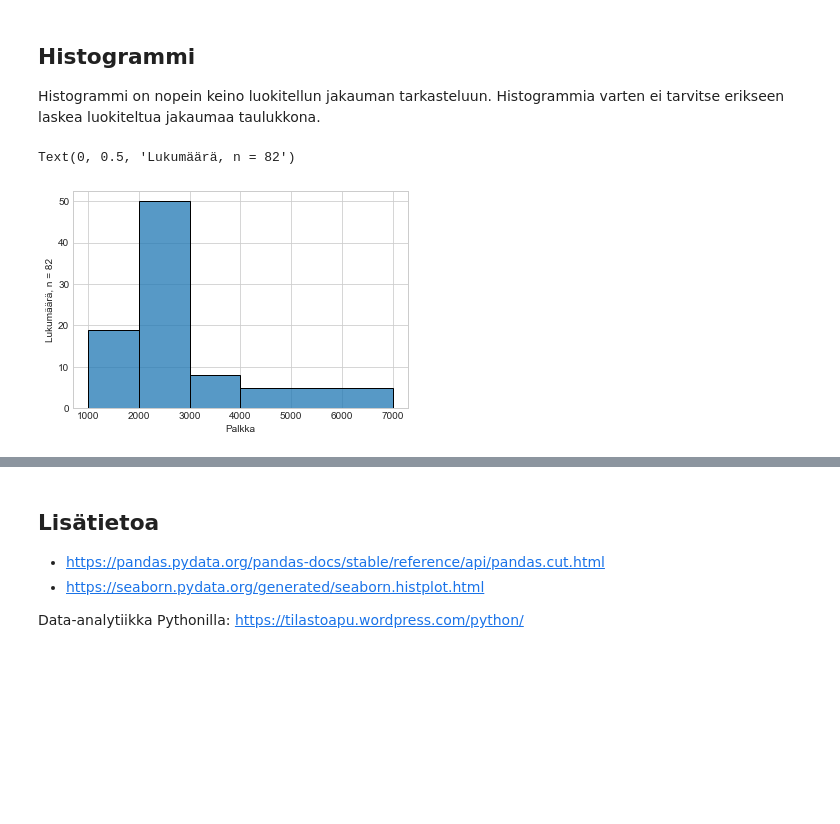
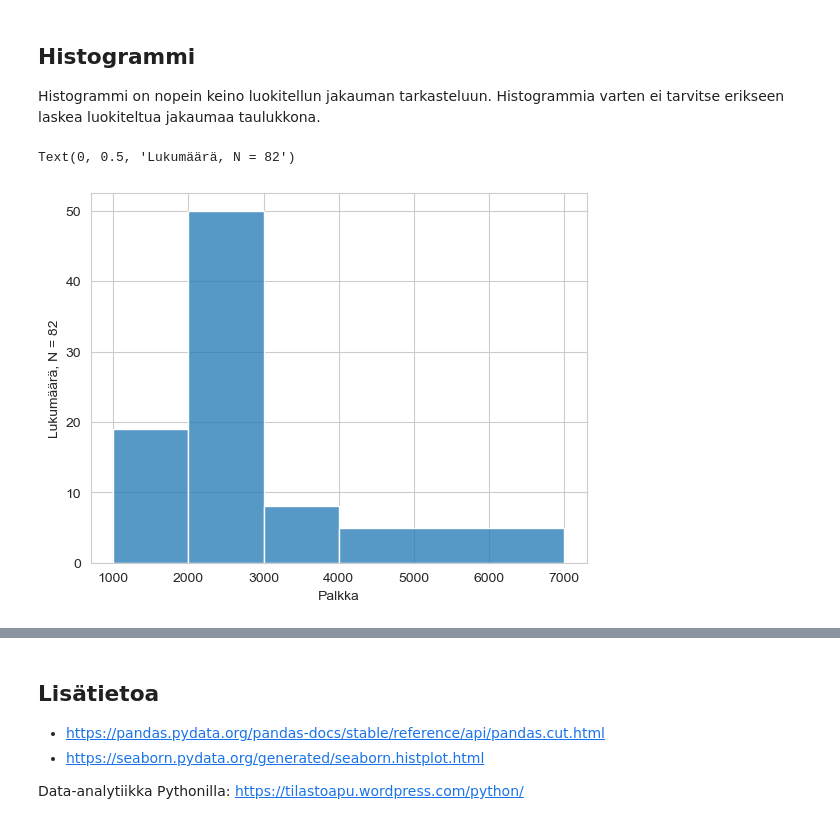
Before and after one commit to taanila/kuvaileva, a Jupyter notebook: luokiteltu_jakauma.ipynb, the cells around one changed output, grey strips where cells are left out. Cells and saved outputs as stored; diff of their text form; code cells hidden in the pictures; blank space fills up the shorter version.

```diff
--- a/luokiteltu_jakauma.ipynb
+++ b/luokiteltu_jakauma.ipynb
@@ -15,7 +15,7 @@ import matplotlib.pyplot as plt
 import seaborn as sns
 
 # Tyylimääritys grafiikalle
-plt.style.use('seaborn-whitegrid')
+sns.set_style('whitegrid')
 
 # Sanakirja taulukoiden muotoiluun
 # f-sarakkeeseen 0 desimaalia, %-sarakkeeseen 1 desimaali
@@ -100,15 +100,15 @@ Histogrammi on nopein keino luokitellun jakauman tarkasteluun. Histogrammia vart
 # %%
 # Käytän histogrammissa edellä määriteltyjä luokkarajoja
 sns.histplot(df['palkka'], bins=rajat)
 
 # Havaintojen lukumäärä
 n = df['palkka'].count()
 
 plt.xlabel('Palkka')
-plt.ylabel(f'Lukumäärä, n = {n}')
+plt.ylabel(f'Lukumäärä, N = {n}')
 # %% [output]
-Text(0, 0.5, 'Lukumäärä, n = 82')
+Text(0, 0.5, 'Lukumäärä, N = 82')
-[figure, old version]
+[figure, new version]
 # %%
 # Histogrammi, jossa y-akselilla prosentit
 sns.histplot(df['palkka'], bins=rajat, stat='percent')
```
Also changed, not shown: parts of 2 cells of this notebook.
